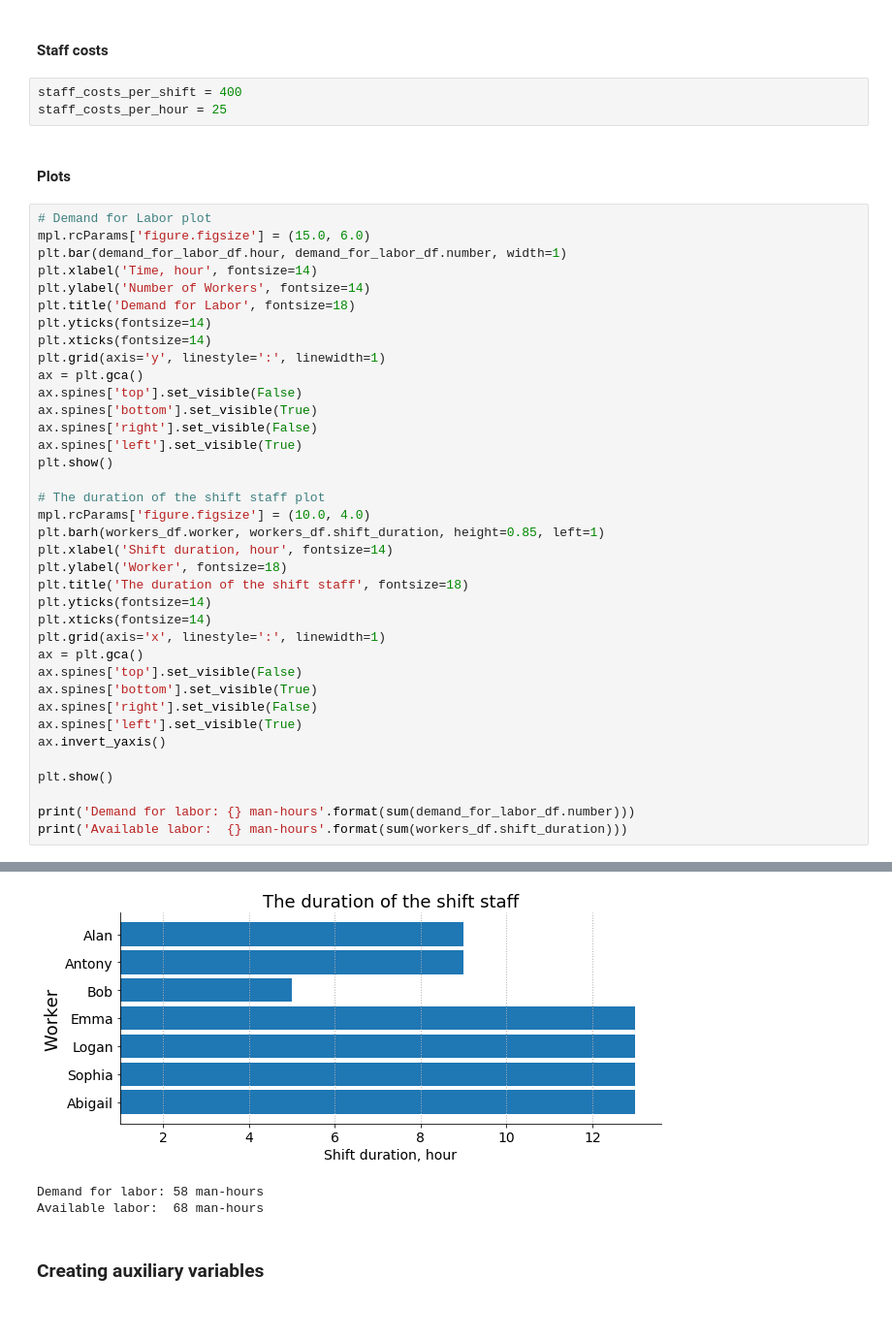
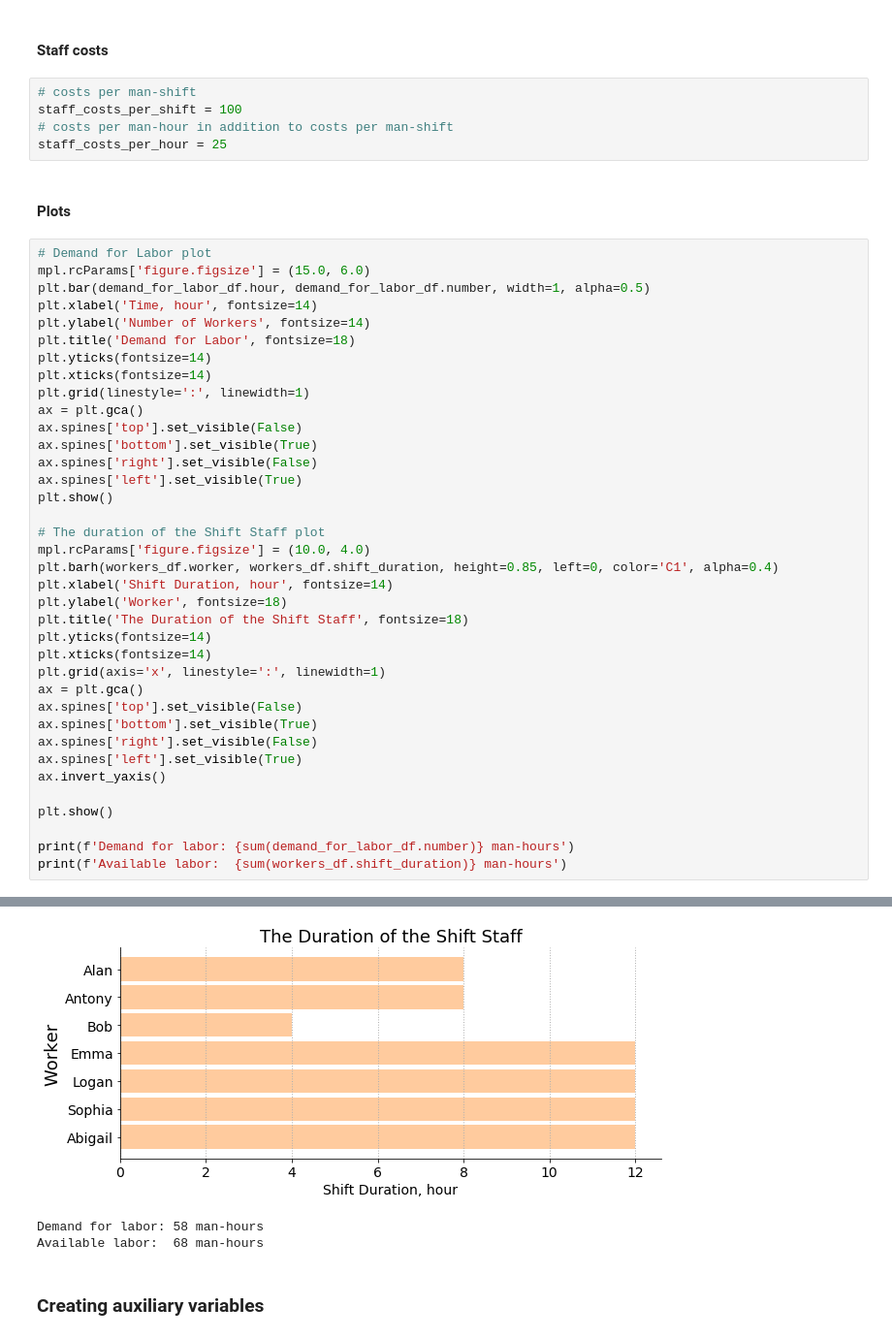
Before and after one commit to Snedashkovsky/cashier_scheduler, a Jupyter notebook: Scheduler.ipynb, the cells around one changed output, grey strips where cells are left out. Shown at 97% size. Saved outputs shown, nothing was run; the diff lists cells and outputs as text.

```diff
--- a/Scheduler.ipynb
+++ b/Scheduler.ipynb
@@ -49,21 +49,23 @@ workers = \
 workers_df = pd.DataFrame(workers, columns = ['worker', 'shift_duration'])
 # %% [markdown]
 #### Staff costs
-# %%
-staff_costs_per_shift = 400
-staff_costs_per_hour = 25
+# %%
+# costs per man-shift
+staff_costs_per_shift = 100
+# costs per man-hour in addition to costs per man-shift
+staff_costs_per_hour = 25
 # %% [markdown]
 #### Plots
 # %%
 # Demand for Labor plot
 mpl.rcParams['figure.figsize'] = (15.0, 6.0)
-plt.bar(demand_for_labor_df.hour, demand_for_labor_df.number, width=1)
+plt.bar(demand_for_labor_df.hour, demand_for_labor_df.number, width=1, alpha=0.5)
 plt.xlabel('Time, hour', fontsize=14)
 plt.ylabel('Number of Workers', fontsize=14)
 plt.title('Demand for Labor', fontsize=18)
 plt.yticks(fontsize=14)
 plt.xticks(fontsize=14)
-plt.grid(axis='y', linestyle=':', linewidth=1)
+plt.grid(linestyle=':', linewidth=1)
 ax = plt.gca()
 ax.spines['top'].set_visible(False)
 ax.spines['bottom'].set_visible(True)
@@ -71,12 +73,12 @@ ax.spines['right'].set_visible(False)
 ax.spines['left'].set_visible(True)
 plt.show()
 
-# The duration of the shift staff plot
+# The duration of the Shift Staff plot
 mpl.rcParams['figure.figsize'] = (10.0, 4.0)
-plt.barh(workers_df.worker, workers_df.shift_duration, height=0.85, left=1)
-plt.xlabel('Shift duration, hour', fontsize=14)
+plt.barh(workers_df.worker, workers_df.shift_duration, height=0.85, left=0, color='C1', alpha=0.4)
+plt.xlabel('Shift Duration, hour', fontsize=14)
 plt.ylabel('Worker', fontsize=18)
-plt.title('The duration of the shift staff', fontsize=18)
+plt.title('The Duration of the Shift Staff', fontsize=18)
 plt.yticks(fontsize=14)
 plt.xticks(fontsize=14)
 plt.grid(axis='x', linestyle=':', linewidth=1)
@@ -89,6 +91,6 @@ ax.invert_yaxis()
 
 plt.show()
 
-print('Demand for labor: {} man-hours'.format(sum(demand_for_labor_df.number)))
-print('Available labor:  {} man-hours'.format(sum(workers_df.shift_duration)))
+print(f'Demand for labor: {sum(demand_for_labor_df.number)} man-hours')
+print(f'Available labor:  {sum(workers_df.shift_duration)} man-hours')
 # %% [output]
@@ -96,4 +98,4 @@ print('Available labor:  {} man-hours'.format(sum(workers_df.shift_duration)))
-[figure, old version]
+[figure, new version]
 Demand for labor: 58 man-hours
 Available labor:  68 man-hours
 # %% [markdown]
```
Also changed, not shown: parts of 3 cells of this notebook, 5 other files.
